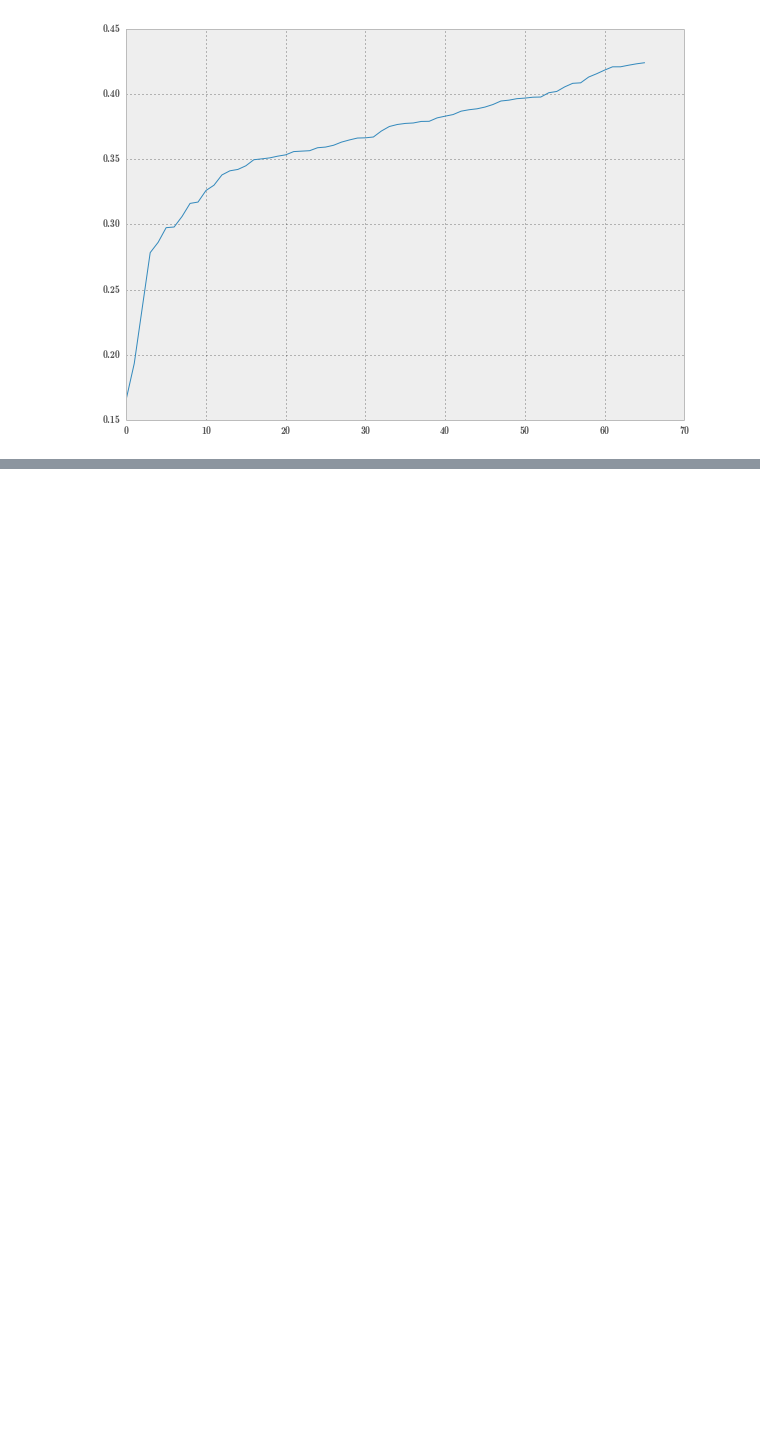
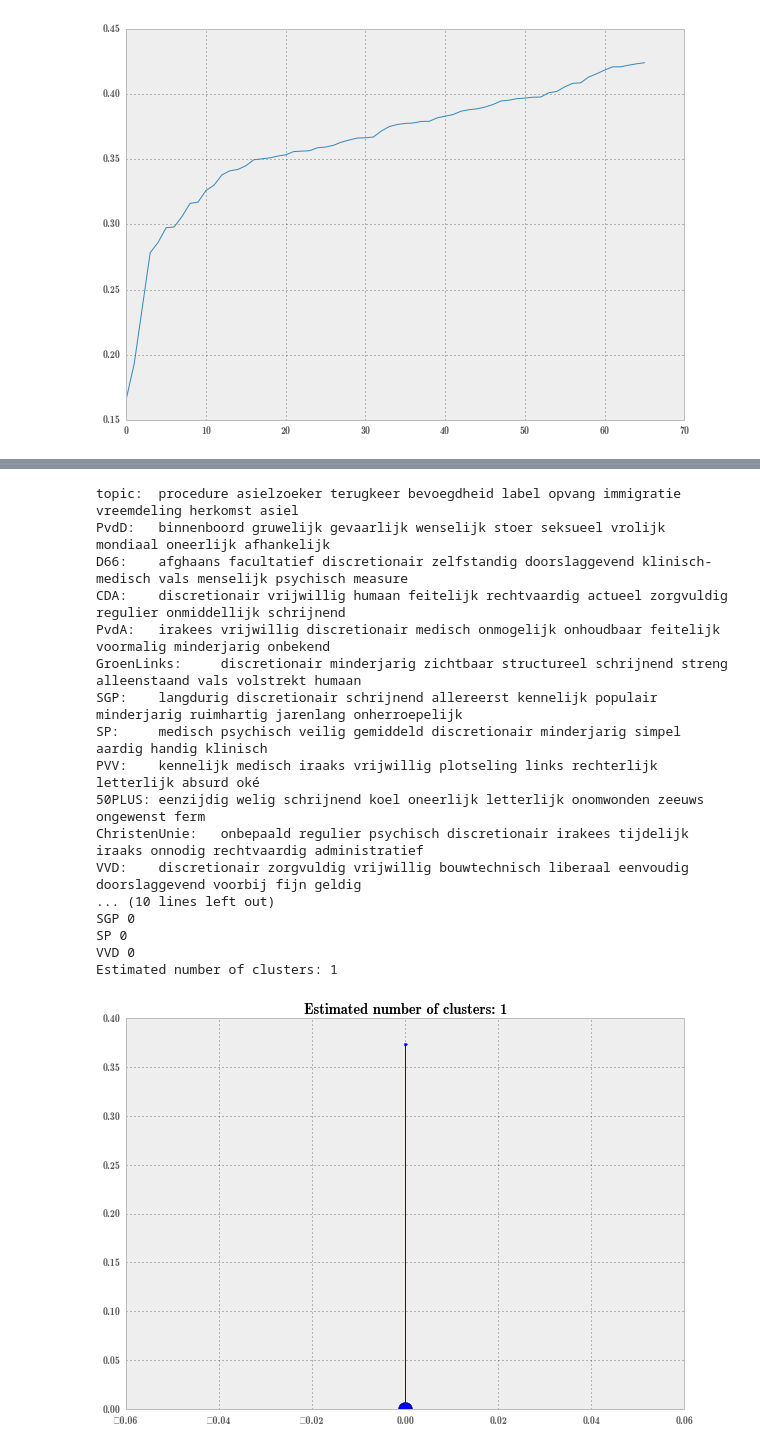
Before and after one commit to jvdzwaan/dilipad, a Jupyter notebook: results/20112012-adj-parties-jsd_perspectives-100.ipynb, the cells around one changed output, grey strips where cells are left out. Drawn from its saved outputs; the diff is of its cells as text; code cells hidden in the pictures; blank space fills up the shorter version.

```diff
--- a/results/20112012-adj-parties-jsd_perspectives-100.ipynb
+++ b/results/20112012-adj-parties-jsd_perspectives-100.ipynb
@@ -283,3 +384,75 @@ OSF:    zwak divers werkelijk realistisch failliet wijs zorgwekkend grotendeels
+# %%
+from sklearn.cluster import AffinityPropagation
+from sklearn import metrics
+
+topic = 80
+
+df = get_top_topic_words(topics, opinions, topic)
+print topic_str(df, single_line=True, weights=False)
+
+X = data[topic]
+
+# Compute Affinity Propagation
+af = AffinityPropagation(affinity='precomputed').fit(X)
+cluster_centers_indices = af.cluster_centers_indices_
+labels = af.labels_
+
+for p, l in zip(perspectives, labels):
+    print p, l
+
+n_clusters_ = len(cluster_centers_indices)
+
+print('Estimated number of clusters: %d' % n_clusters_)
+#print("Homogeneity: %0.3f" % metrics.homogeneity_score(labels_true, labels))
+#print("Completeness: %0.3f" % metrics.completeness_score(labels_true, labels))
+#print("V-measure: %0.3f" % metrics.v_measure_score(labels_true, labels))
+#print("Adjusted Rand Index: %0.3f"
+#      % metrics.adjusted_rand_score(labels_true, labels))
+#print("Adjusted Mutual Information: %0.3f"
+#      % metrics.adjusted_mutual_info_score(labels_true, labels))
+#print("Silhouette Coefficient: %0.3f"
+#      % metrics.silhouette_score(X, labels, metric='sqeuclidean'))
+
+##############################################################################
+# Plot result
+import matplotlib.pyplot as plt
+from itertools import cycle
+
+plt.close('all')
+plt.figure(1)
+plt.clf()
+
+colors = cycle('bgrcmykbgrcmykbgrcmykbgrcmyk')
+for k, col in zip(range(n_clusters_), colors):
+    class_members = labels == k
+    cluster_center = X[cluster_centers_indices[k]]
+    plt.plot(X[class_members, 0], X[class_members, 1], col + '.')
+    plt.plot(cluster_center[0], cluster_center[1], 'o', markerfacecolor=col,
+             markeredgecolor='k', markersize=14)
+    for x in X[class_members]:
+        plt.plot([cluster_center[0], x[0]], [cluster_center[1], x[1]], col)
+
+plt.title('Estimated number of clusters: %d' % n_clusters_)
+plt.show()
+# %% [output]
+topic:  procedure asielzoeker terugkeer bevoegdheid label opvang immigratie vreemdeling herkomst asiel
+PvdD:   binnenboord gruwelijk gevaarlijk wenselijk stoer seksueel vrolijk mondiaal oneerlijk afhankelijk
+D66:    afghaans facultatief discretionair zelfstandig doorslaggevend klinisch-medisch vals menselijk psychisch measure
+CDA:    discretionair vrijwillig humaan feitelijk rechtvaardig actueel zorgvuldig regulier onmiddellijk schrijnend
+PvdA:   irakees vrijwillig discretionair medisch onmogelijk onhoudbaar feitelijk voormalig minderjarig onbekend
+GroenLinks:     discretionair minderjarig zichtbaar structureel schrijnend streng alleenstaand vals volstrekt humaan
+SGP:    langdurig discretionair schrijnend allereerst kennelijk populair minderjarig ruimhartig jarenlang onherroepelijk
+SP:     medisch psychisch veilig gemiddeld discretionair minderjarig simpel aardig handig klinisch
+PVV:    kennelijk medisch iraaks vrijwillig plotseling links rechterlijk letterlijk absurd oké
+50PLUS: eenzijdig welig schrijnend koel oneerlijk letterlijk onomwonden zeeuws ongewenst ferm
+ChristenUnie:   onbepaald regulier psychisch discretionair irakees tijdelijk iraaks onnodig rechtvaardig administratief
+VVD:    discretionair zorgvuldig vrijwillig bouwtechnisch liberaal eenvoudig doorslaggevend voorbij fijn geldig
+... (10 lines left out)
+SGP 0
+SP 0
+VVD 0
+Estimated number of clusters: 1
+[figure, added]
 # %%
 jsd2 = jsd.sort(['sums'], ascending=False)
 # %%
```
Also changed, not shown: parts of 5 cells of this notebook, 1 other file.
